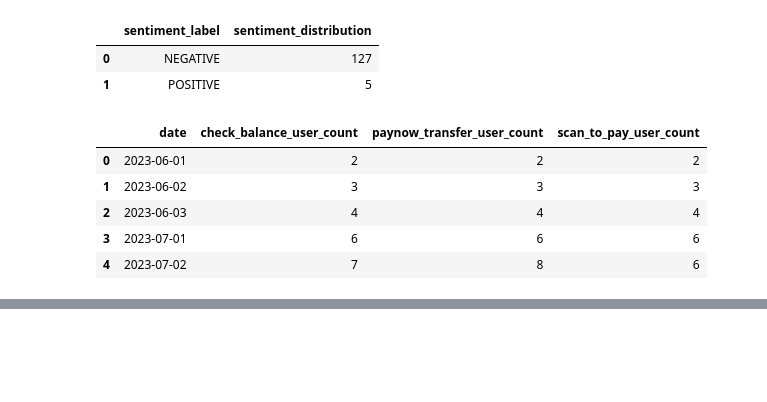
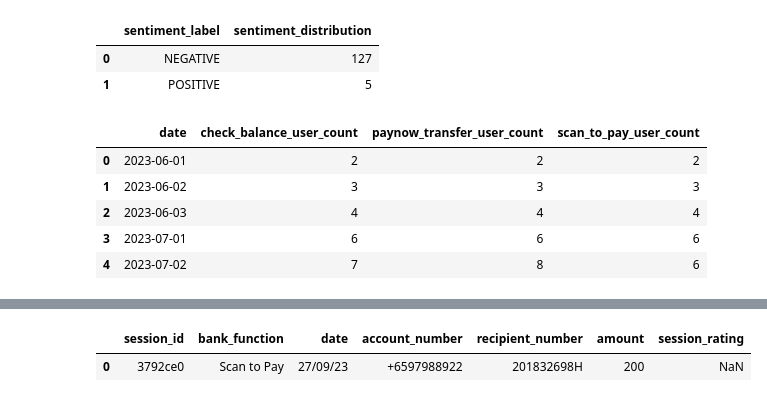
Before and after one commit to smu-fintech-2023-team10/Team-Jerry, a Jupyter notebook: dashboard/test_folder/overview.ipynb, the cells around one changed output, grey strips where cells are left out. Saved outputs shown, nothing was run; the diff lists cells and outputs as text; code cells hidden in the pictures; blank space fills up the shorter version.

```diff
--- a/dashboard/test_folder/overview.ipynb
+++ b/dashboard/test_folder/overview.ipynb
@@ -256,0 +307,5 @@ check_balances_df.drop_na(inplace=True)
+# %%
+scan_to_pay_df
+# %% [output]
+|  | session_id | bank_function | date | account_number | recipient_number | amount | session_rating |
+| 0 | 3792ce0 | Scan to Pay | 27/09/23 | +6597988922 | 201832698H | 200 | NaN |
```
Also changed, not shown: parts of 4 cells of this notebook, 1 other file.
